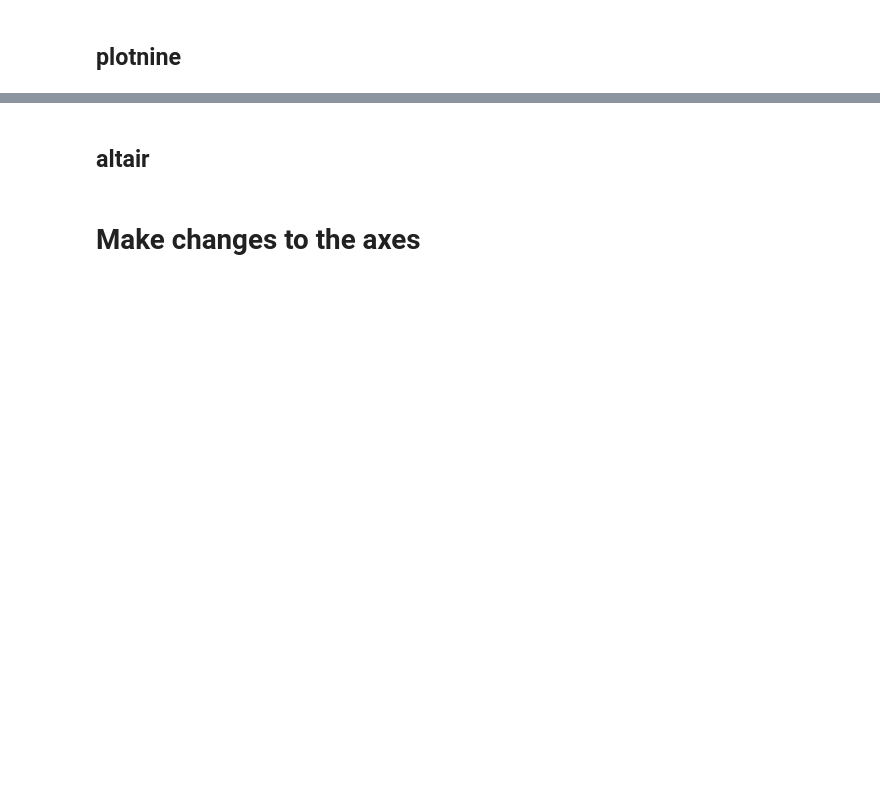
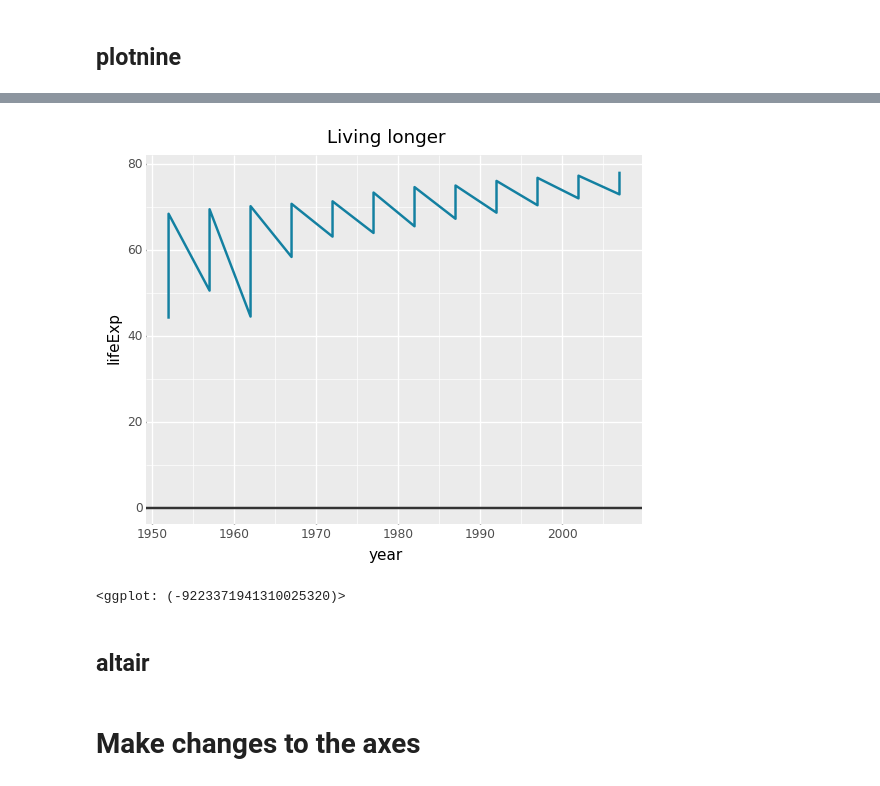
Before and after one commit to noklam/blog_archive_fastpage, a Jupyter notebook: _notebooks/2020-04-13-Recreating-the-BBC-graphs-in-Python-plotnine-altair.ipynb, the cells around one changed output, grey strips where cells are left out. Cells and saved outputs as stored; diff of their text form; code cells hidden in the pictures; blank space fills up the shorter version.

```diff
--- a/_notebooks/2020-04-13-Recreating-the-BBC-graphs-in-Python-plotnine-altair.ipynb
+++ b/_notebooks/2020-04-13-Recreating-the-BBC-graphs-in-Python-plotnine-altair.ipynb
@@ -532,3 +580,13 @@ grouped_bars_altair
+# %%
+# Change position of the legend
+x=multiline + theme(
+  axis_ticks_major_x = element_line(color = "#333333"),
+  axis_ticks_length =  0.26)
+
+x
+# %% [output]
+[figure, added]
+<ggplot: (-9223371941310025320)>
 # %% [markdown]
 ## altair
 # %% [markdown]
```
Also changed, not shown: parts of 18 cells of this notebook.
